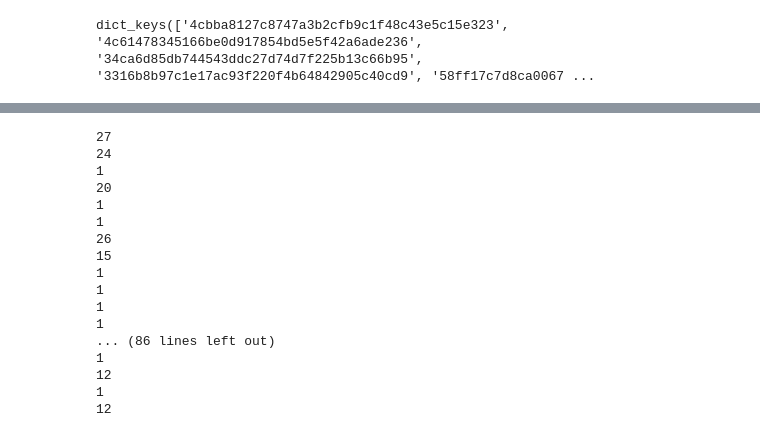
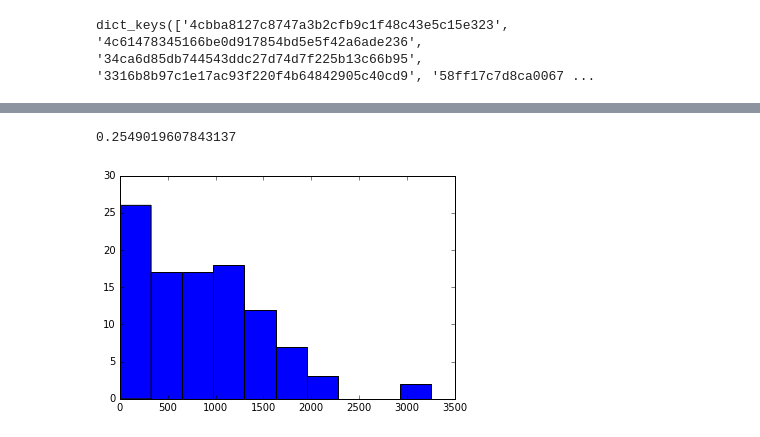
Before and after one commit to newtonkwan/Insight_DE, a Jupyter notebook: processing_papers.ipynb, the cells around one changed output, grey strips where cells are left out. Drawn from its saved outputs; the diff is of its cells as text; code cells hidden in the pictures.

```diff
--- a/processing_papers.ipynb
+++ b/processing_papers.ipynb
@@ -127,9 +127,15 @@ for line in data:
 
     # extract the tag
     id_tag = line[id_tag_start:id_tag_end] # id tag string
-    year_tag = line[year_tag_start:year_tag_end] # year tag string
-    citation_list = line[citation_tag_start:citation_tag_end].split(",") # make it a list, count number of entries
-    num_citations = len(citation_list) # number of citations
+    if year_label_start == -1: # it didn't find the string year
+        year_tag = None
+    else:
+        year_tag = line[year_tag_start:year_tag_end] # year tag string
+    if citation_tag_start == citation_tag_end: # if there are no citations:
+        num_citations = 0
+    else:
+        citation_list = line[citation_tag_start:citation_tag_end].split(",") # make it a list, count number of entries
+        num_citations = len(citation_list) # number of citations
     abstract_tag = line[abstract_tag_start:abstract_tag_end] # abstract tag string
 
     if id_tag not in paper_mappings:
@@ -182,9 +188,14 @@ print(paper_mappings.keys())
 dict_keys(['4cbba8127c8747a3b2cfb9c1f48c43e5c15e323', '4c61478345166be0d917854bd5e5f42a6ade236', '34ca6d85db744543ddc27d74d7f225b13c66b95', '3316b8b97c1e17ac93f220f4b64842905c40cd9', '58ff17c7d8ca0067 ...
 # %%
 # testing years
-keys = list(paper_mappings.keys())
+#keys = list(paper_mappings.keys())
+i = 0
+'''
 for key in keys:
     if paper_mappings[key][0] == "tie":
         print(key)
+    i += 1
+    #print(i)
     print(paper_mappings[key][0])
+'''
 # %% [output]
@@ -208,26 +203,24 @@ tie
 # %%
 # testing citations
 keys = list(paper_mappings.keys())
-for key in keys:
-    print(paper_mappings[key][1])
+#for key in keys:
+    #print(paper_mappings[key][1])
-# %% [output]
-27
-24
-1
-20
-1
-1
-26
-15
-1
-1
-1
-1
-... (86 lines left out)
-1
-12
-1
-12
+# %%
+# testing length of abstracts
+from matplotlib import pyplot
+%matplotlib inline
+keys = list(paper_mappings.keys())
+values = []
+for key in keys:
+    values.append(len(paper_mappings[key][2]))
+    #print(len(paper_mappings[key][2]))
+
+x = pyplot.hist(values)
+print(x[0][0]/sum(x[0]))
+print()
+# %% [output]
+0.2549019607843137
+[figure, added]
 # %%
 # testing keys
 keys = list(paper_mappings.keys())
```
Also changed, not shown: parts of 8 cells of this notebook, 2 other files.
